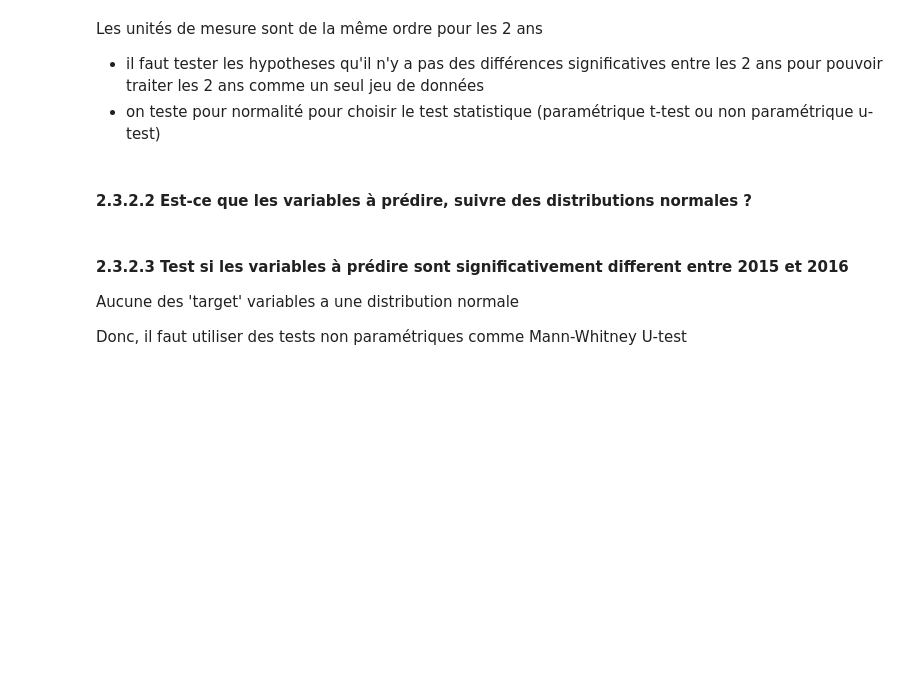
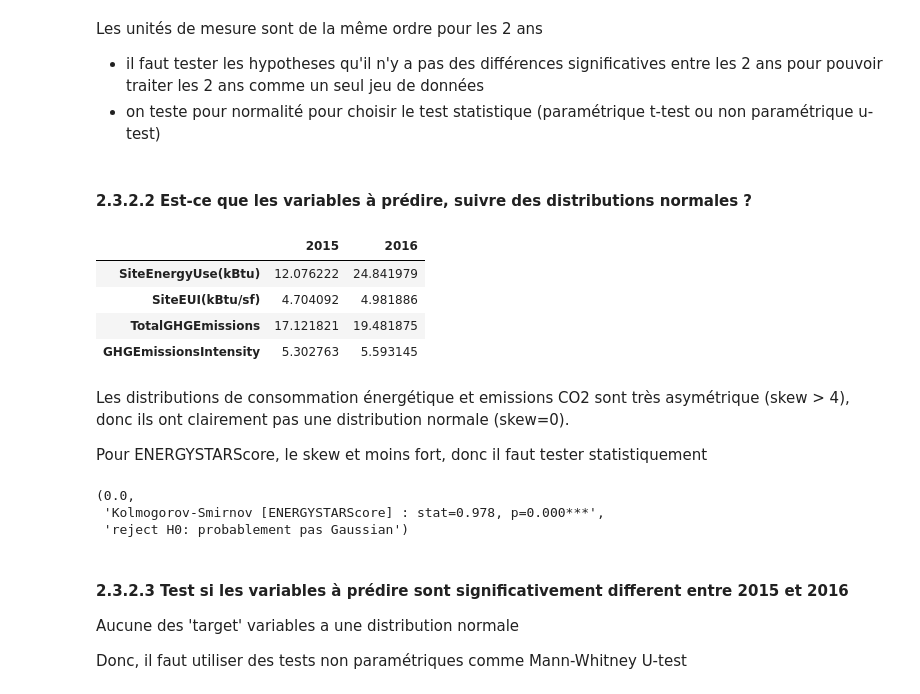
Before and after one commit to mrcreasey/oc-ds-p4-supervised-learning, a Jupyter notebook: Pélec_01_notebook.ipynb, the cells around one changed output. Cells and saved outputs as stored; diff of their text form; code cells hidden in the pictures; blank space fills up the shorter version.

```diff
--- a/Pélec_01_notebook.ipynb
+++ b/Pélec_01_notebook.ipynb
@@ -591,6 +593,28 @@ Les unités de mesure sont de la même ordre pour les 2 ans
 - on teste pour normalité pour choisir le test statistique (paramétrique t-test ou non paramétrique u-test)
 # %% [markdown]
 #### 2.3.2.2 Est-ce que les variables à prédire, suivre des distributions normales ?
+# %%
+(pd.concat([
+    data2015[target_cols].skew(),
+    data2016[target_cols].skew()
+], axis=1)
+    .rename(columns={0: '2015', 1: '2016'}))
+# %% [output]
+|  | 2015 | 2016 |
+| SiteEnergyUse(kBtu) | 12.076222 | 24.841979 |
+| SiteEUI(kBtu/sf) | 4.704092 | 4.981886 |
+| TotalGHGEmissions | 17.121821 | 19.481875 |
+| GHGEmissionsIntensity | 5.302763 | 5.593145 |
+# %% [markdown]
+Les distributions de consommation énergétique et emissions CO2 sont très asymétrique (skew > 4), donc ils ont clairement pas une distribution normale (skew=0).
+
+Pour ENERGYSTARScore, le skew et moins fort, donc il faut tester statistiquement
+# %%
+test_normality(data2015['ENERGYSTARScore'])
+# %% [output]
+(0.0,
+ 'Kolmogorov-Smirnov [ENERGYSTARScore] : stat=0.978, p=0.000***',
+ 'reject H0: probablement pas Gaussian')
 # %% [markdown]
 #### 2.3.2.3 Test si les variables à prédire sont significativement different entre 2015 et 2016
 
```
Also changed, not shown: parts of 22 cells of this notebook, 1 other file.
